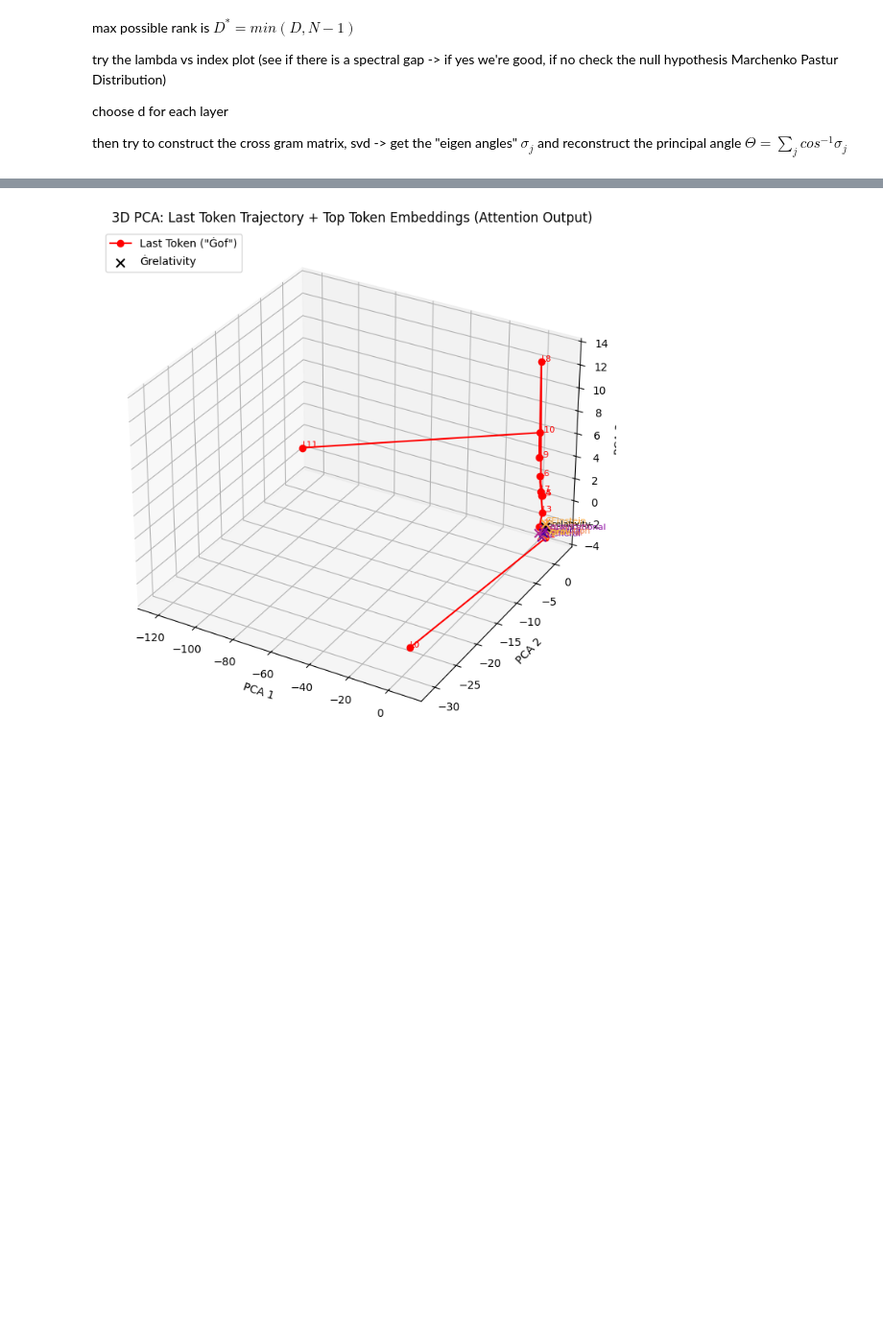
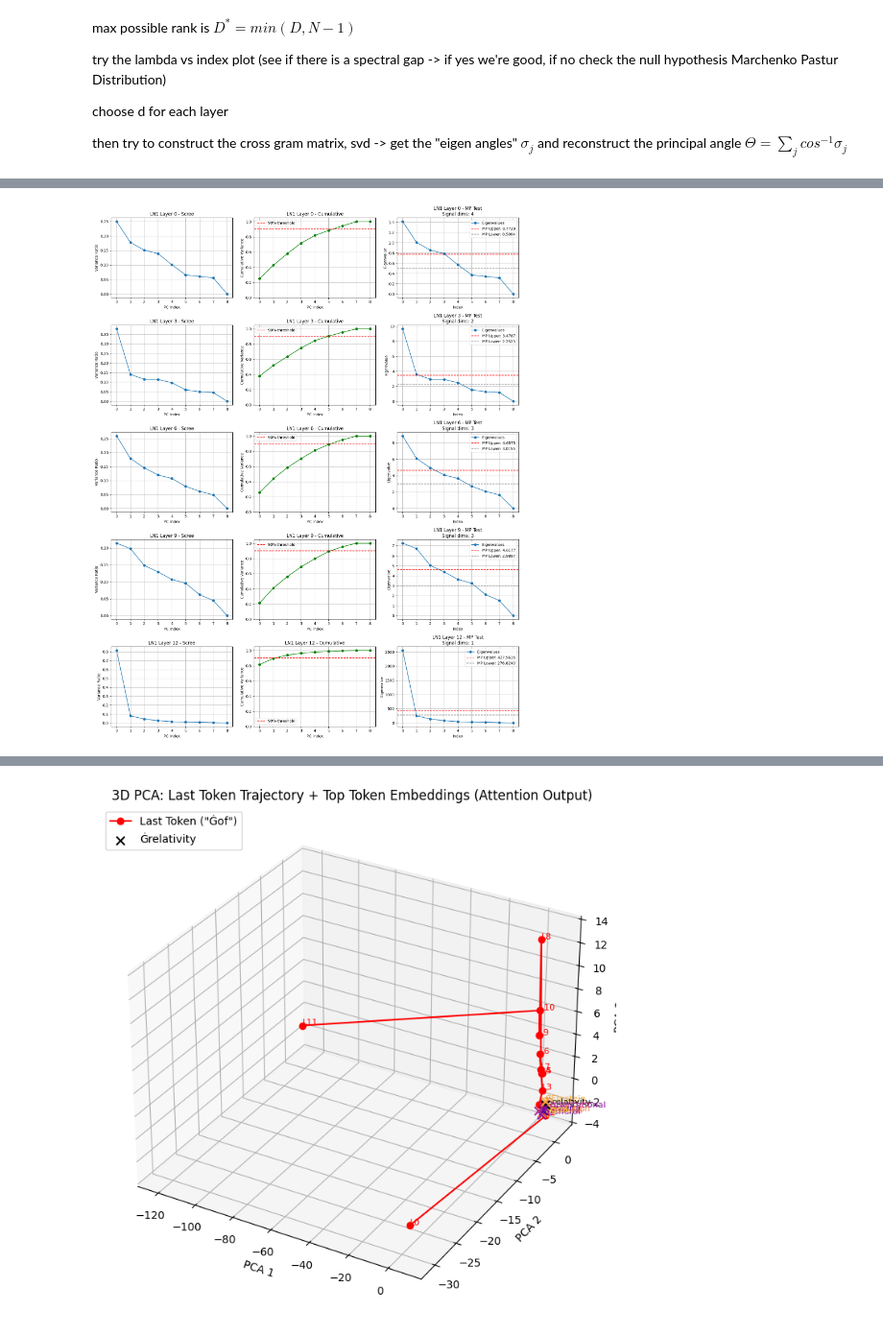
Before and after one commit to miriamzara/LCP_B_GPT2, a Jupyter notebook: angela/angela_blocks.ipynb, the cells around one changed output, grey strips where cells are left out. Shown at 96% size. Drawn from its saved outputs; the diff is of its cells as text; code cells hidden in the pictures; blank space fills up the shorter version.

```diff
--- a/angela/angela_blocks.ipynb
+++ b/angela/angela_blocks.ipynb
@@ -75,7 +75,8 @@ prompts = {
     "The boiling point of water in Celsius is",
     "Who painted the Mona Lisa?",
     "Pi is approximately equal to",
-    "Mount Everest is located in which country?"
+    "Mount Everest is located in which country?",
+    "The organ responsible for pumping blood throughout the body is the"
     ]
 }
 
@@ -93,7 +94,8 @@ target_answers = {
     "The boiling point of water in Celsius is": "100",
     "Who painted the Mona Lisa?": "Leonardo",
     "Pi is approximately equal to": "3.14",
-    "Mount Everest is located in which country?": "Nepal"
+    "Mount Everest is located in which country?": "Nepal",
+    "The organ responsible for pumping blood throughout the body is the" : "heart"
 }
 
 # TO USE:
@@ -676,0 +635,4 @@ plot_scree_and_cumulative(pca_ln1_details, selected_layers=[0, 3, 6, 9, 12], tit
+# %%
+analyze_layer_svd_mp(ln1_outputs, layer_indices=[0, 3, 6, 9, 12], title_prefix="LN1")
+# %% [output]
+[figure, added]
```
Also changed, not shown: parts of 16 cells of this notebook.
